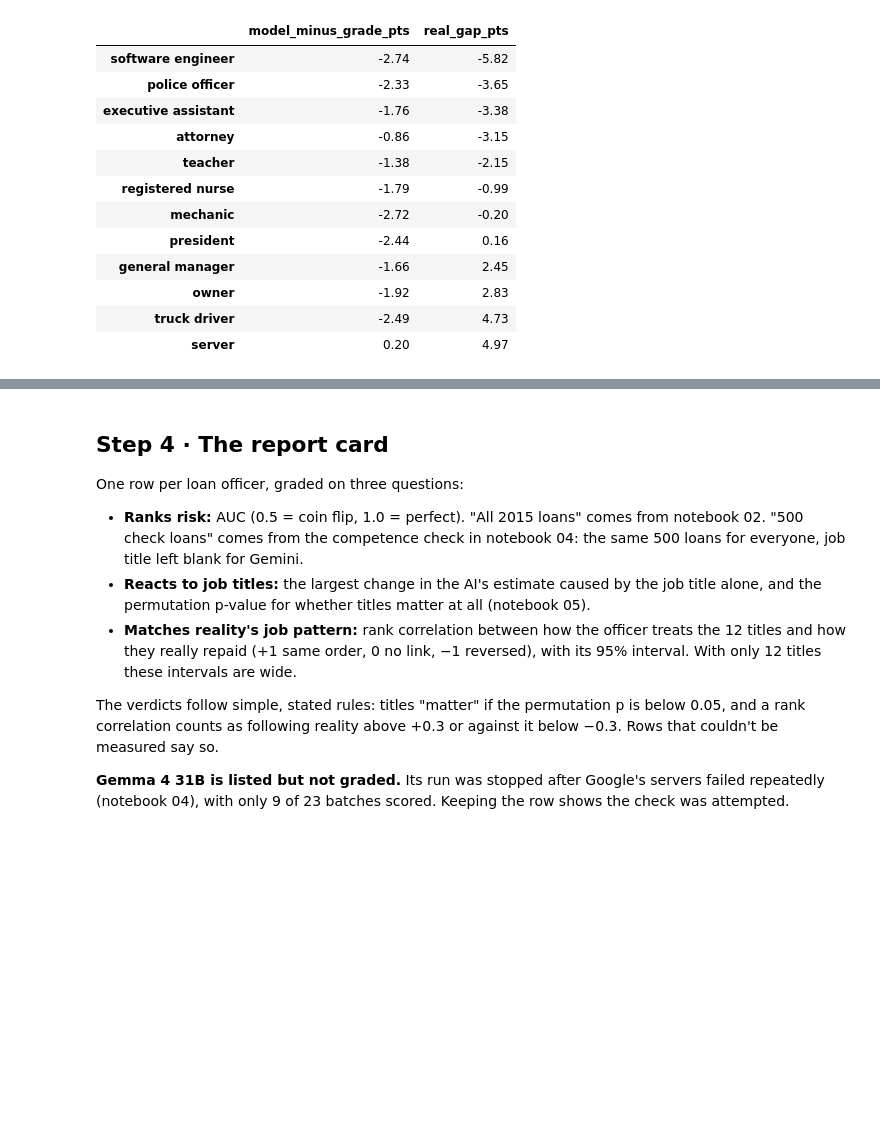
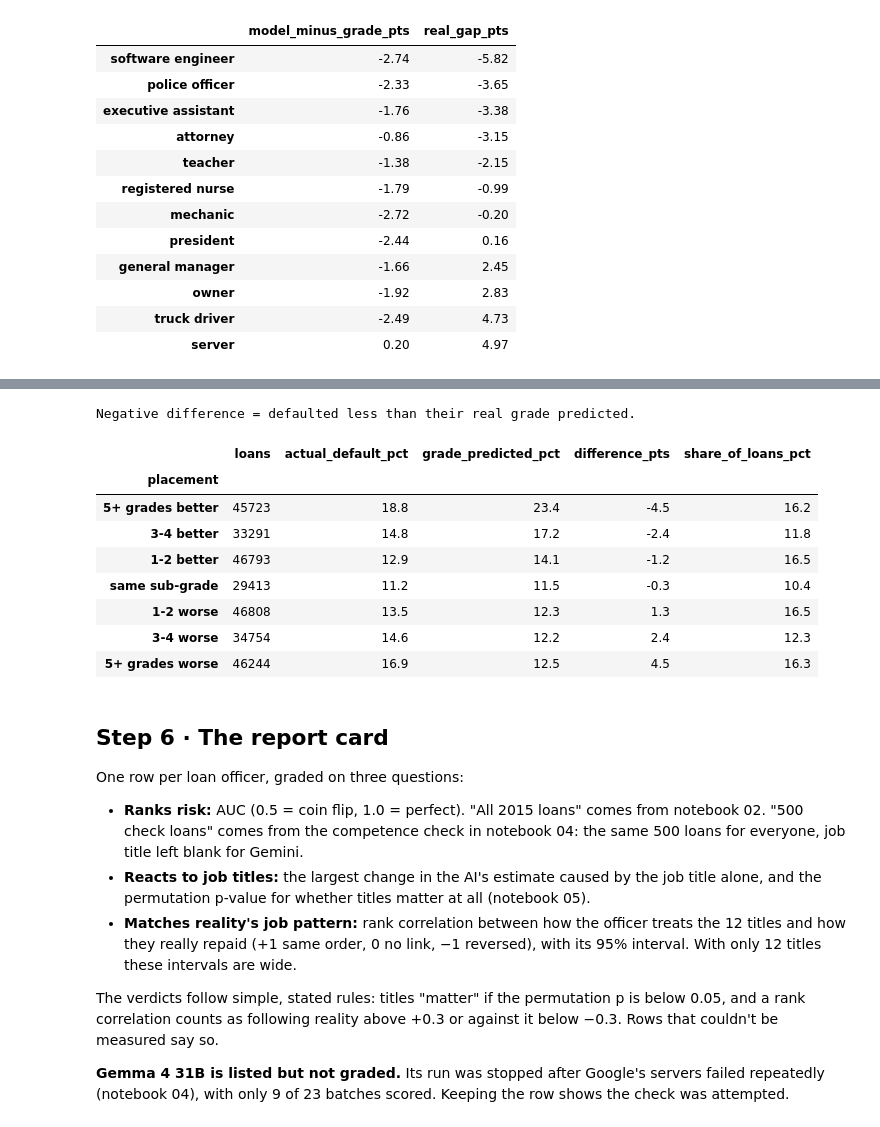
Before and after one commit to shahedalmaaitah/BeatTheGrade, a Jupyter notebook: 06_report_card_and_money.ipynb, the cells around one changed output, grey strips where cells are left out. Cells and saved outputs as stored; diff of their text form; code cells hidden in the pictures; blank space fills up the shorter version.

Commit message:
Review fixes: FICO baseline, rate validation, deviations, wording, pinned requirements

```diff
--- a/06_report_card_and_money.ipynb
+++ b/06_report_card_and_money.ipynb
@@ -238,5 +309,39 @@ Our model's title pattern vs reality: rank correlation +0.20 (95% interval -0.59
+# %%
+cut = pd.read_csv("outputs/deserved_subgrade_cutoffs.csv", index_col=0)
+assert list(cut.index) == SUBGRADE_ORDER and cut["risk_up_to"].is_monotonic_increasing
+idx = np.minimum(np.searchsorted(cut["risk_up_to"].to_numpy(), scored["model_risk"].to_numpy(), side="left"), len(cut) - 1)
+v = scored[["default", "sub_grade", "model_risk"]].copy()
+v["deserved"] = cut.index[idx]
+v["steps"] = v["deserved"].map(SUBGRADE_RANK) - v["sub_grade"].map(SUBGRADE_RANK)
+v["grade_predicted"] = v.groupby("sub_grade")["default"].transform("mean")      # the real sub-grade's 2015 default rate
+
+labels = ["5+ grades better", "3-4 better", "1-2 better", "same sub-grade", "1-2 worse", "3-4 worse", "5+ grades worse"]
+s_ = v["steps"]
+v["placement"] = np.select(
+    [s_ <= -5, s_.between(-4, -3), s_.between(-2, -1), s_ == 0, s_.between(1, 2), s_.between(3, 4), s_ >= 5], labels, default="?")
+
+validation = v.groupby("placement", observed=True).agg(
+    loans=("default", "size"), actual_default_pct=("default", "mean"), grade_predicted_pct=("grade_predicted", "mean"))
+validation[["actual_default_pct", "grade_predicted_pct"]] *= 100
+validation["difference_pts"] = validation["actual_default_pct"] - validation["grade_predicted_pct"]
+validation["share_of_loans_pct"] = validation["loans"] / len(v) * 100
+validation = validation.reindex(labels)
+validation.round(2).to_csv("outputs/rate_fairness_validation.csv")
+print("Negative difference = defaulted less than their real grade predicted.")
+validation.round(1)
+# %% [output]
+Negative difference = defaulted less than their real grade predicted.
+|  | loans | actual_default_pct | grade_predicted_pct | difference_pts | share_of_loans_pct |
+| placement |  |  |  |  |  |
+| 5+ grades better | 45723 | 18.8 | 23.4 | -4.5 | 16.2 |
+| 3-4 better | 33291 | 14.8 | 17.2 | -2.4 | 11.8 |
+| 1-2 better | 46793 | 12.9 | 14.1 | -1.2 | 16.5 |
+| same sub-grade | 29413 | 11.2 | 11.5 | -0.3 | 10.4 |
+| 1-2 worse | 46808 | 13.5 | 12.3 | 1.3 | 16.5 |
+| 3-4 worse | 34754 | 14.6 | 12.2 | 2.4 | 12.3 |
+| 5+ grades worse | 46244 | 16.9 | 12.5 | 4.5 | 16.3 |
 # %% [markdown]
-## Step 4 · The report card
+## Step 6 · The report card
 
 One row per loan officer, graded on three questions:
 
```
Also changed, not shown: parts of 3 cells of this notebook, 8 other files.
